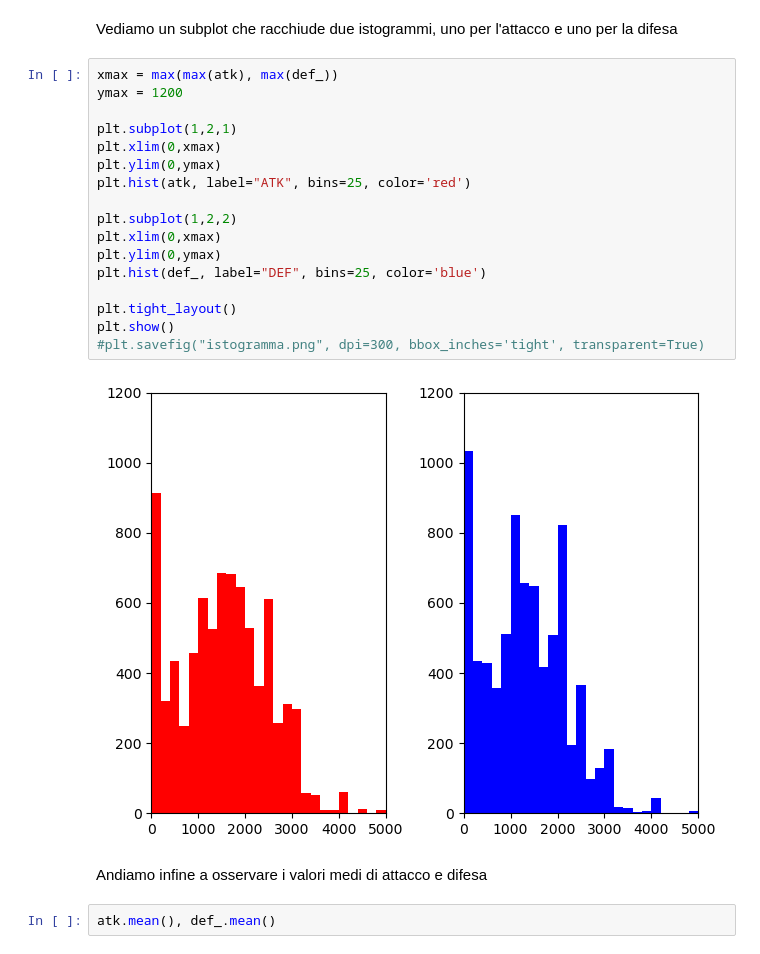
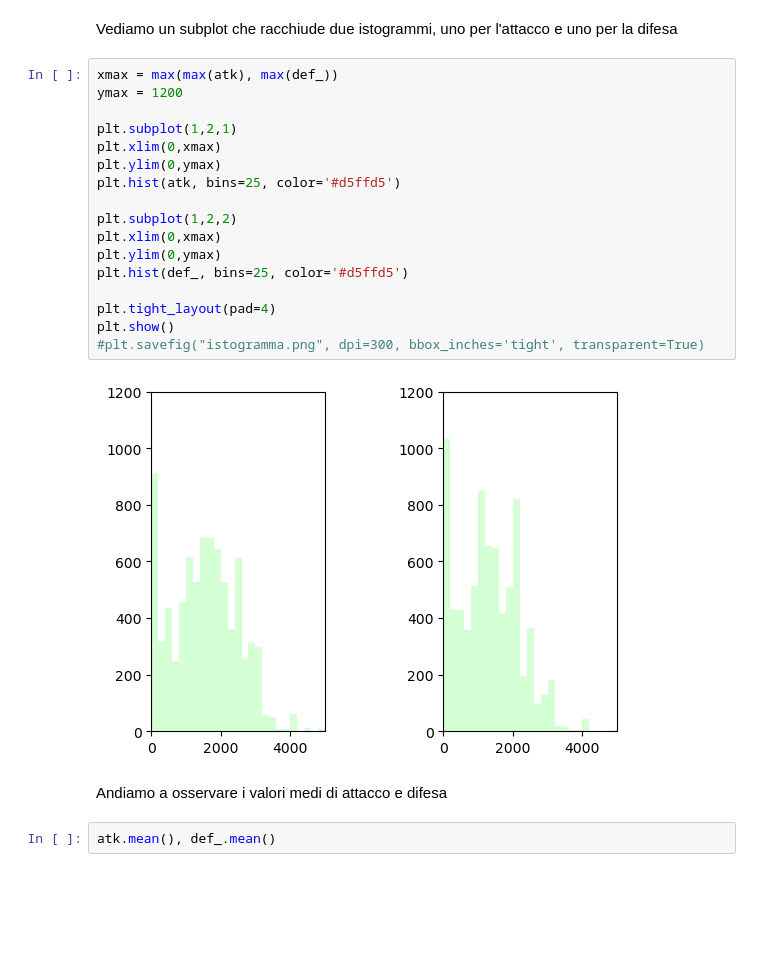
Before and after one commit to MattiaOldani/Visualizzazione-Scientifica, a Jupyter notebook: notebook/notebook.ipynb, the cells around one changed output. Drawn from its saved outputs; the diff is of its cells as text; blank space fills up the shorter version.

```diff
--- a/notebook/notebook.ipynb
+++ b/notebook/notebook.ipynb
@@ -302,24 +327,24 @@ Vediamo un subplot che racchiude due istogrammi, uno per l'attacco e uno per la
 # %%
 xmax = max(max(atk), max(def_))
 ymax = 1200
 
 plt.subplot(1,2,1)
 plt.xlim(0,xmax)
 plt.ylim(0,ymax)
-plt.hist(atk, label="ATK", bins=25, color='red')
+plt.hist(atk, bins=25, color='#d5ffd5')
 
 plt.subplot(1,2,2)
 plt.xlim(0,xmax)
 plt.ylim(0,ymax)
-plt.hist(def_, label="DEF", bins=25, color='blue')
+plt.hist(def_, bins=25, color='#d5ffd5')
 
-plt.tight_layout()
+plt.tight_layout(pad=4)
 plt.show()
 #plt.savefig("istogramma.png", dpi=300, bbox_inches='tight', transparent=True)
 # %% [output]
-[figure, old version]
+[figure, new version]
 # %% [markdown]
-Andiamo infine a osservare i valori medi di attacco e difesa
+Andiamo a osservare i valori medi di attacco e difesa
 # %%
 atk.mean(), def_.mean()
 # %% [output]
```
Also changed, not shown: parts of 28 cells of this notebook.
